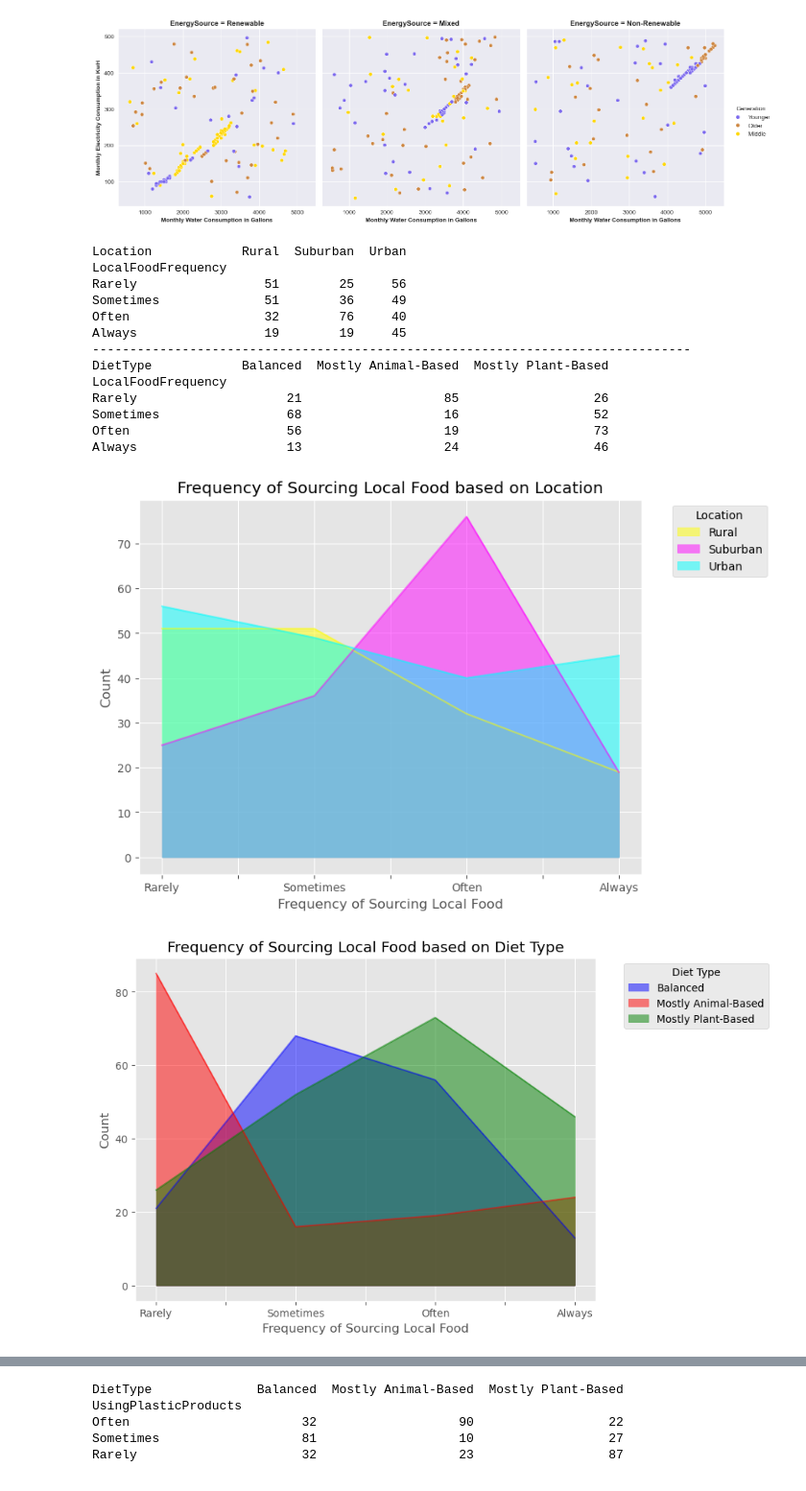
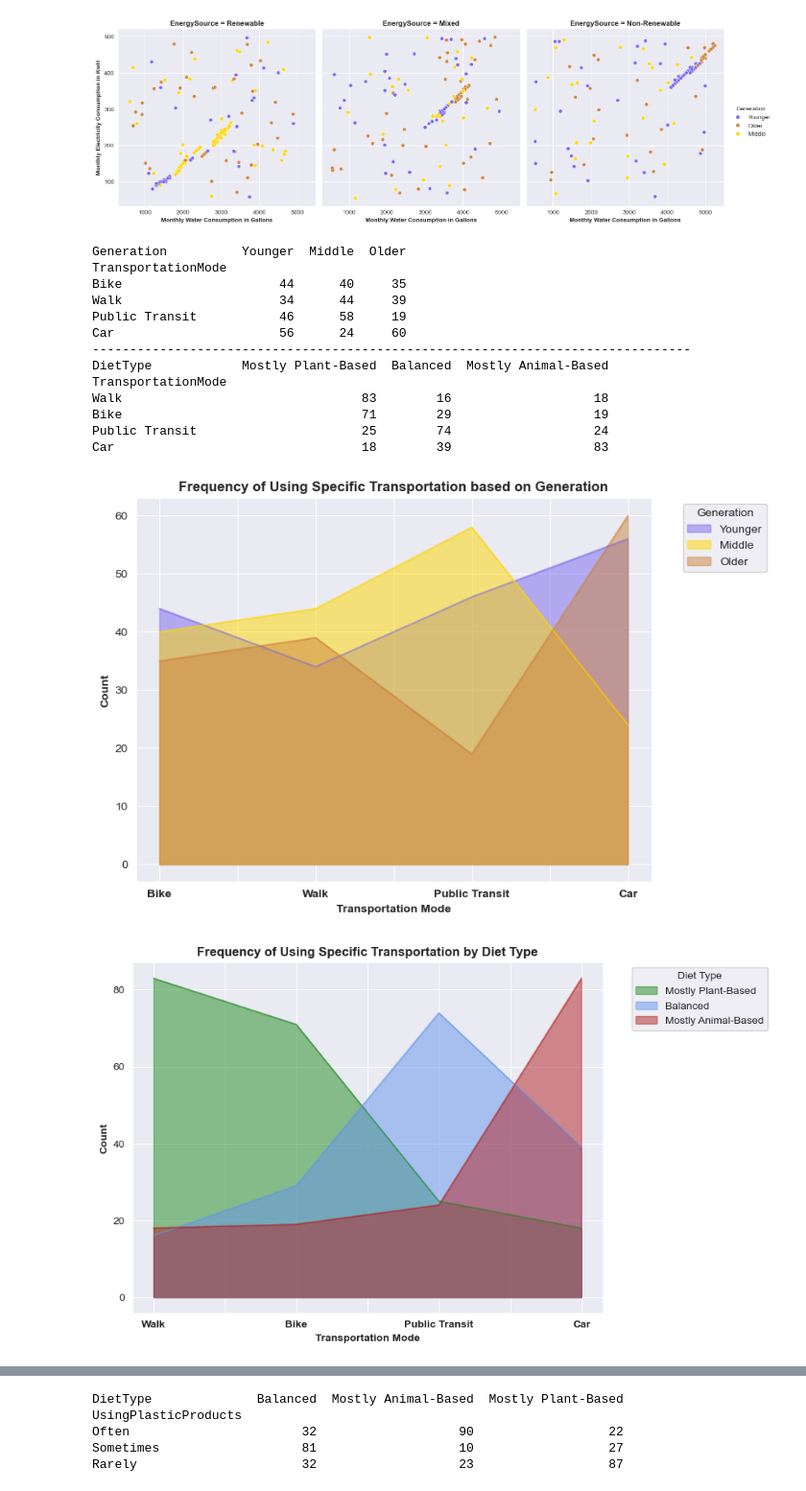
Before and after one commit to benmanzano/Data-Analysis-with-Python, a Jupyter notebook: PythonProject.ipynb, the cells around one changed output, grey strips where cells are left out. Shown at 96% size. Drawn from its saved outputs; the diff is of its cells as text; code cells hidden in the pictures.

Commit message:
Add area plots of Transportation mode for Generation and Diet type

```diff
--- a/PythonProject.ipynb
+++ b/PythonProject.ipynb
@@ -448,58 +448,67 @@ plt.show()
 # %%
 import pandas as pd
 import numpy as np
 import matplotlib.pyplot as plt
 import seaborn as sns
 df = pd.read_csv('lifestyle_sustainability_data.csv')
+df['Generation']= df['Age'].apply(lambda a: 'Older' if a > 55 else 'Middle' if 55>a >35 else 'Younger')
 
-location= pd.crosstab(df['LocalFoodFrequency'], df['Location'])
 
-location = location.reindex(['Rarely', 'Sometimes', 'Often', 'Always'])
+generation= pd.crosstab(df['TransportationMode'], df['Generation'])
 
+generation = generation.reindex(['Bike', 'Walk', 'Public Transit', 'Car'])   # put the frequency in specific order
+generation = generation.iloc[ : ,[2,0,1]]
 
 
 fig, ax = plt.subplots(figsize=(8,6))
 
-location.plot(kind='area', stacked = False, ax=ax, color= color_map)
+generation.plot(kind='area', stacked = False, ax=ax, color=color_map)
 
-ax.legend(title='Location',
+ax.legend(title='Generation',
             bbox_to_anchor=(1.05, 1),
             loc='upper left',
             ncol=1,
             frameon=True)
 
-ax.set_title('Frequency of Sourcing Local Food based on Location')
-ax.set_xlabel('Frequency of Sourcing Local Food')
-ax.set_ylabel('Count')
-print(location)
+ax.set_title('Frequency of Using Specific Transportation based on Generation',weight = 'bold')
+ax.set_xlabel('Transportation Mode',weight = 'bold')
+ax.set_ylabel('Count',weight = 'bold')
+plt.xticks(weight = 'bold')
+print(generation)
+plt.savefig('areaplot_transportation_generation.png', dpi=100, bbox_inches='tight')
+
 print('-' * 80)
 
-diet = pd.crosstab(df['LocalFoodFrequency'], df['DietType'])
-diet = diet.reindex(['Rarely', 'Sometimes', 'Often', 'Always'])
-diet.plot(kind='area', stacked =False, color=color_map, figsize=(8,6))
-plt.title('Frequency of Sourcing Local Food based on Diet Type')
-plt.xlabel('Frequency of Sourcing Local Food')
-plt.ylabel('Count')
+diet = pd.crosstab(df['TransportationMode'], df['DietType'])
+diet = diet.reindex(['Walk', 'Bike', 'Public Transit', 'Car'])
+diet = diet.iloc[ : ,[2,0,1]]
+diet.plot(kind='area', stacked=False, color=color_map, figsize=(8,6))
 
+plt.title('Frequency of Using Specific Transportation by Diet Type',weight = 'bold')
+plt.xlabel('Transportation Mode',weight = 'bold')
+plt.ylabel('Count',weight = 'bold')
+plt.xticks(weight = 'bold')
 plt.legend(title='Diet Type',
             bbox_to_anchor=(1.05, 1),
             loc='upper left',
             ncol=1,
             frameon=True)
 print(diet)
+plt.savefig('areaplot_transportation_diettype.png', dpi=100, bbox_inches='tight')
+plt.show()
 # %% [output]
-Location            Rural  Suburban  Urban
-LocalFoodFrequency
-Rarely                 51        25     56
-Sometimes              51        36     49
-Often                  32        76     40
-Always                 19        19     45
+Generation          Younger  Middle  Older
+TransportationMode
+Bike                     44      40     35
+Walk                     34      44     39
+Public Transit           46      58     19
+Car                      56      24     60
 --------------------------------------------------------------------------------
-DietType            Balanced  Mostly Animal-Based  Mostly Plant-Based
-LocalFoodFrequency
-Rarely                    21                   85                  26
-Sometimes                 68                   16                  52
-Often                     56                   19                  73
-Always                    13                   24                  46
+DietType            Mostly Plant-Based  Balanced  Mostly Animal-Based
+TransportationMode
+Walk                                83        16                   18
+Bike                                71        29                   19
+Public Transit                      25        74                   24
+Car                                 18        39                   83
-[figure, old version]
+[figure, new version]
-[figure, old version]
+[figure, new version]
```
Also changed, not shown: parts of 2 cells of this notebook.
